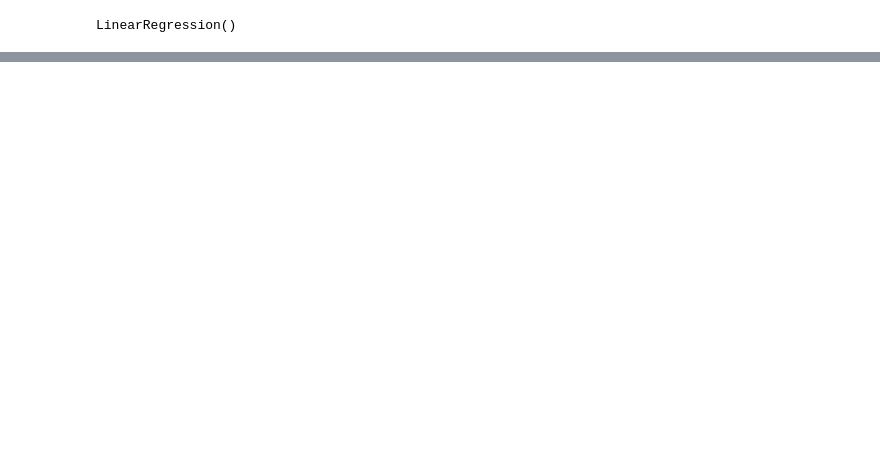
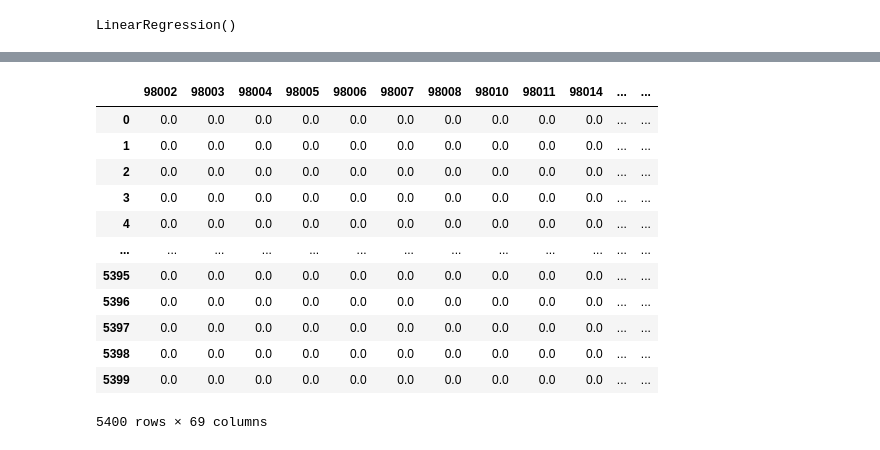
Before and after one commit to kyledufrane/phase_2_project_vac_pandas, a Jupyter notebook: bakeoff_index.ipynb, the cells around one changed output, grey strips where cells are left out. Saved outputs shown, nothing was run; the diff lists cells and outputs as text; code cells hidden in the pictures; blank space fills up the shorter version.

```diff
--- a/bakeoff_index.ipynb
+++ b/bakeoff_index.ipynb
@@ -106,0 +120,2 @@ memory usage: 2.3+ MB
+# %%
+X_test_no_na = X_test.fillna({'waterfront': 0, 'view': 0, 'yr_renovated': 0, 'sqft_basement': 0})
@@ -106,0 +133,3 @@ memory usage: 2.3+ MB
+# %%
+X_train_drop = X_train_drop.fillna({'waterfront': 0, 'view': 0, 'yr_renovated': 0, 'sqft_basement': 0})
+X_test_drop = X_test_drop.fillna({'waterfront': 0, 'view': 0, 'yr_renovated': 0, 'sqft_basement': 0})
@@ -421,0 +453,19 @@ array([[12.31579799],
+# %%
+from sklearn.preprocessing import OneHotEncoder
+zipcode = X[['zipcode']]
+ohe = OneHotEncoder(categories='auto', sparse=False, handle_unknown='ignore')
+ohe.fit(zipcode)
+ohe.categories_
+zip_encoded = ohe.transform(zipcode)
+
+zip_encoded = pd.DataFrame(
+
+    zip_encoded,
+
+    columns=ohe.categories_[0],
+
+    index=X.index
+)
+
+zip_encoded = zip_encoded.drop(98001, axis=1)
+zip_encoded
@@ -421,0 +490,34 @@ array([[12.31579799],
+# %%
+X = X_test_drop
+# %%
+zipcode_test = X[['zipcode']]
+ohe = OneHotEncoder(categories='auto', sparse=False, handle_unknown='ignore')
+ohe.fit(zipcode)
+ohe.categories_
+zip_encoded_test = ohe.transform(zipcode_test)
+
+zip_encoded_test = pd.DataFrame(
+
+    zip_encoded_test,
+
+    columns=ohe.categories_[0],
+
+    index=X.index
+)
+zip_encoded_test = zip_encoded_test.drop(98001, axis=1)
+
+zip_encoded_test
+# %% [output]
+|  | 98002 | 98003 | 98004 | 98005 | 98006 | 98007 | 98008 | 98010 | 98011 | 98014 | ... | ... |
+| 0 | 0.0 | 0.0 | 0.0 | 0.0 | 0.0 | 0.0 | 0.0 | 0.0 | 0.0 | 0.0 | ... | ... |
+| 1 | 0.0 | 0.0 | 0.0 | 0.0 | 0.0 | 0.0 | 0.0 | 0.0 | 0.0 | 0.0 | ... | ... |
+| 2 | 0.0 | 0.0 | 0.0 | 0.0 | 0.0 | 0.0 | 0.0 | 0.0 | 0.0 | 0.0 | ... | ... |
+| 3 | 0.0 | 0.0 | 0.0 | 0.0 | 0.0 | 0.0 | 0.0 | 0.0 | 0.0 | 0.0 | ... | ... |
+| 4 | 0.0 | 0.0 | 0.0 | 0.0 | 0.0 | 0.0 | 0.0 | 0.0 | 0.0 | 0.0 | ... | ... |
+| ... | ... | ... | ... | ... | ... | ... | ... | ... | ... | ... | ... | ... |
+| 5395 | 0.0 | 0.0 | 0.0 | 0.0 | 0.0 | 0.0 | 0.0 | 0.0 | 0.0 | 0.0 | ... | ... |
+| 5396 | 0.0 | 0.0 | 0.0 | 0.0 | 0.0 | 0.0 | 0.0 | 0.0 | 0.0 | 0.0 | ... | ... |
+| 5397 | 0.0 | 0.0 | 0.0 | 0.0 | 0.0 | 0.0 | 0.0 | 0.0 | 0.0 | 0.0 | ... | ... |
+| 5398 | 0.0 | 0.0 | 0.0 | 0.0 | 0.0 | 0.0 | 0.0 | 0.0 | 0.0 | 0.0 | ... | ... |
+| 5399 | 0.0 | 0.0 | 0.0 | 0.0 | 0.0 | 0.0 | 0.0 | 0.0 | 0.0 | 0.0 | ... | ... |
+5400 rows × 69 columns
```
Also changed, not shown: parts of 69 cells of this notebook, 2 other files.
